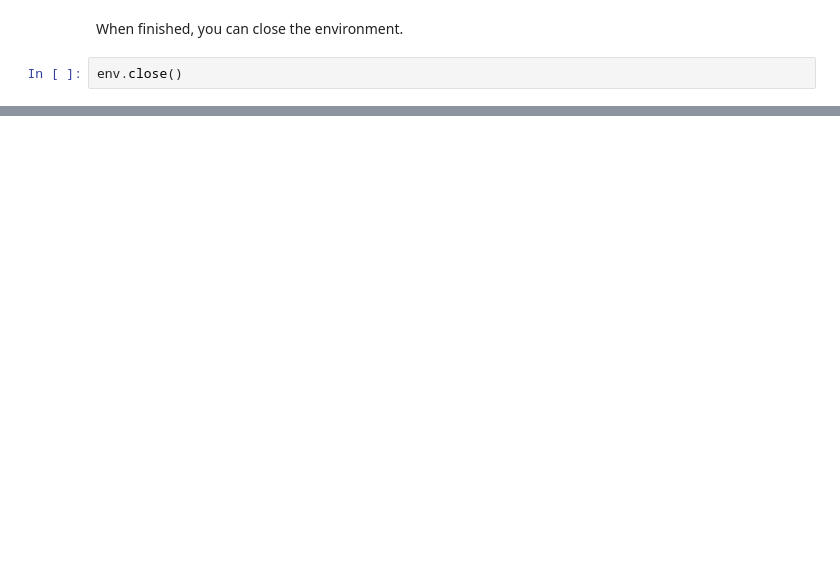
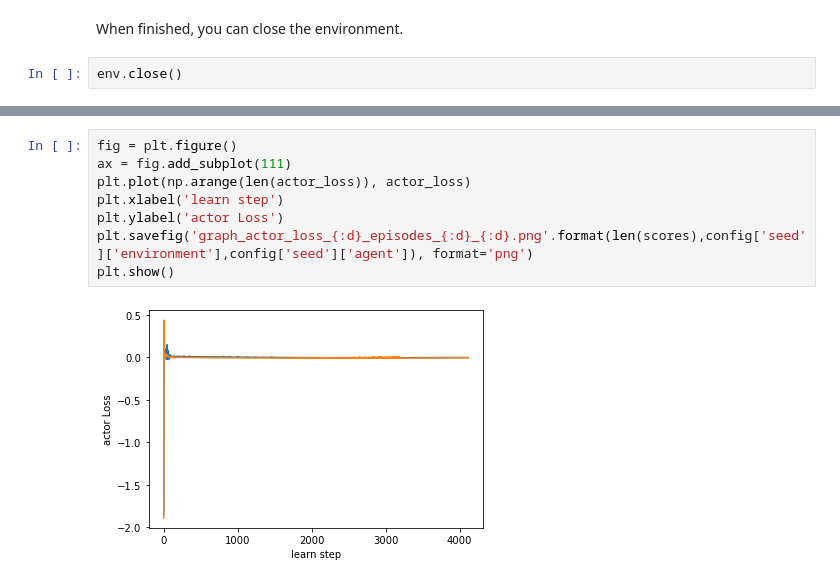
Before and after one commit to tiramon/udacity_drlnd_project3, a Jupyter notebook: tennis-train.ipynb, the cells around one changed output, grey strips where cells are left out. Drawn from its saved outputs; the diff is of its cells as text; blank space fills up the shorter version.

```diff
--- a/tennis-train.ipynb
+++ b/tennis-train.ipynb
@@ -253,0 +312,10 @@ plt.show()
+# %%
+fig = plt.figure()
+ax = fig.add_subplot(111)
+plt.plot(np.arange(len(actor_loss)), actor_loss)
+plt.xlabel('learn step')
+plt.ylabel('actor Loss')
+plt.savefig('graph_actor_loss_{:d}_episodes_{:d}_{:d}.png'.format(len(scores),config['seed']['environment'],config['seed']['agent']), format='png')
+plt.show()
+# %% [output]
+[figure, added]
```
Also changed, not shown: parts of 10 cells of this notebook, 6 other files.
